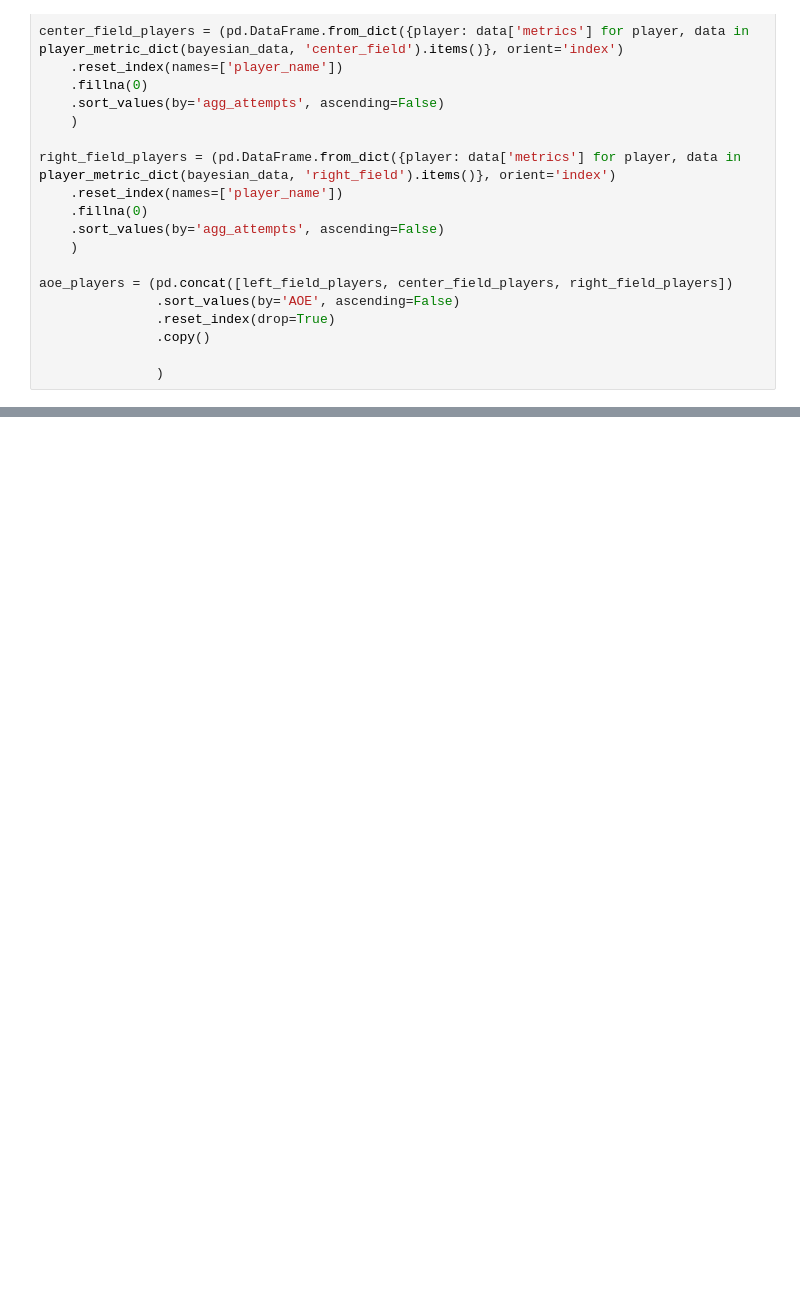
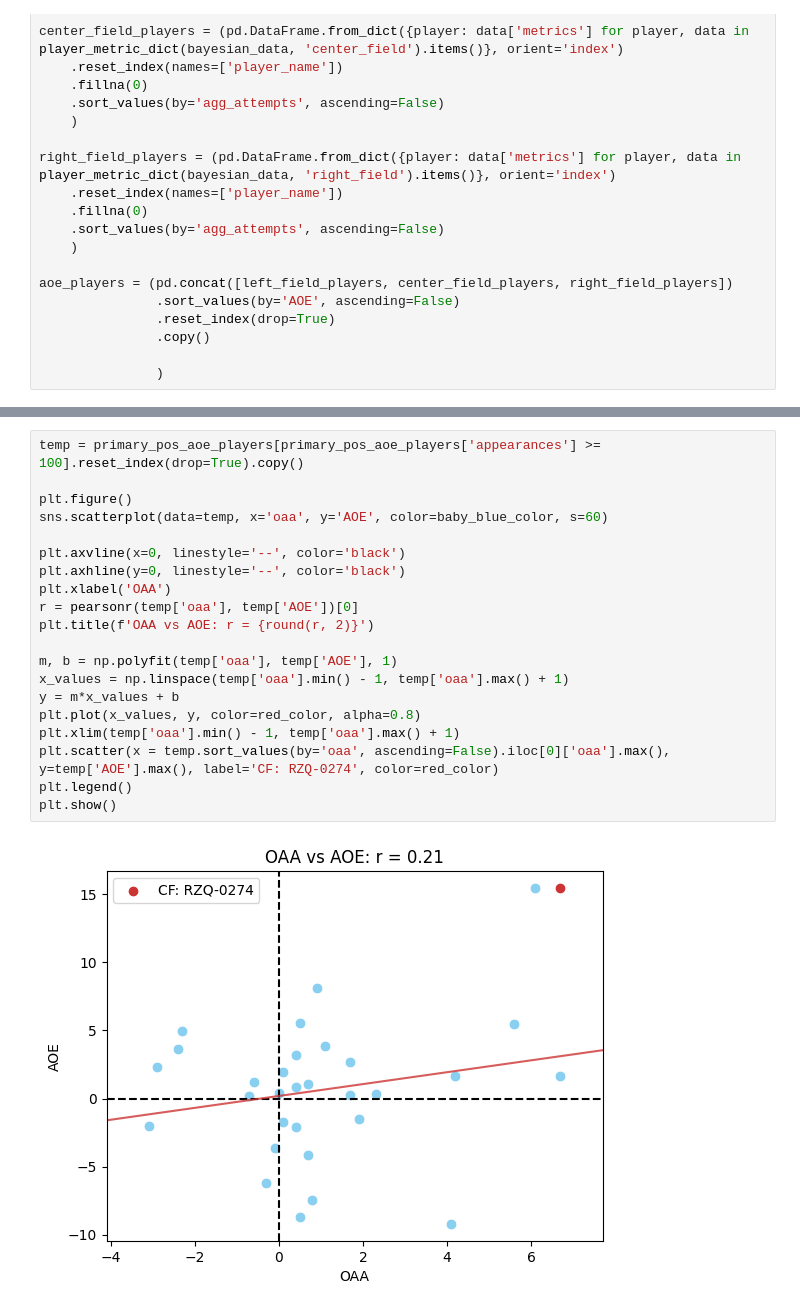
Before and after one commit to d2osborn/SMTChallenge2025, a Jupyter notebook: Team 15-analysis.ipynb, the cells around one changed output, grey strips where cells are left out. Cells and saved outputs as stored; diff of their text form; blank space fills up the shorter version.

```diff
--- a/Team 15-analysis.ipynb
+++ b/Team 15-analysis.ipynb
@@ -2059,0 +2074,22 @@ aoe_players['appearances'].hist()
+# %%
+temp = primary_pos_aoe_players[primary_pos_aoe_players['appearances'] >= 100].reset_index(drop=True).copy()
+
+plt.figure()
+sns.scatterplot(data=temp, x='oaa', y='AOE', color=baby_blue_color, s=60)
+
+plt.axvline(x=0, linestyle='--', color='black')
+plt.axhline(y=0, linestyle='--', color='black')
+plt.xlabel('OAA')
+r = pearsonr(temp['oaa'], temp['AOE'])[0]
+plt.title(f'OAA vs AOE: r = {round(r, 2)}')
+
+m, b = np.polyfit(temp['oaa'], temp['AOE'], 1)
+x_values = np.linspace(temp['oaa'].min() - 1, temp['oaa'].max() + 1)
+y = m*x_values + b
+plt.plot(x_values, y, color=red_color, alpha=0.8)
+plt.xlim(temp['oaa'].min() - 1, temp['oaa'].max() + 1)
+plt.scatter(x = temp.sort_values(by='oaa', ascending=False).iloc[0]['oaa'].max(), y=temp['AOE'].max(), label='CF: RZQ-0274', color=red_color)
+plt.legend()
+plt.show()
+# %% [output]
+[figure, added]
```
Also changed, not shown: parts of 17 cells of this notebook.
